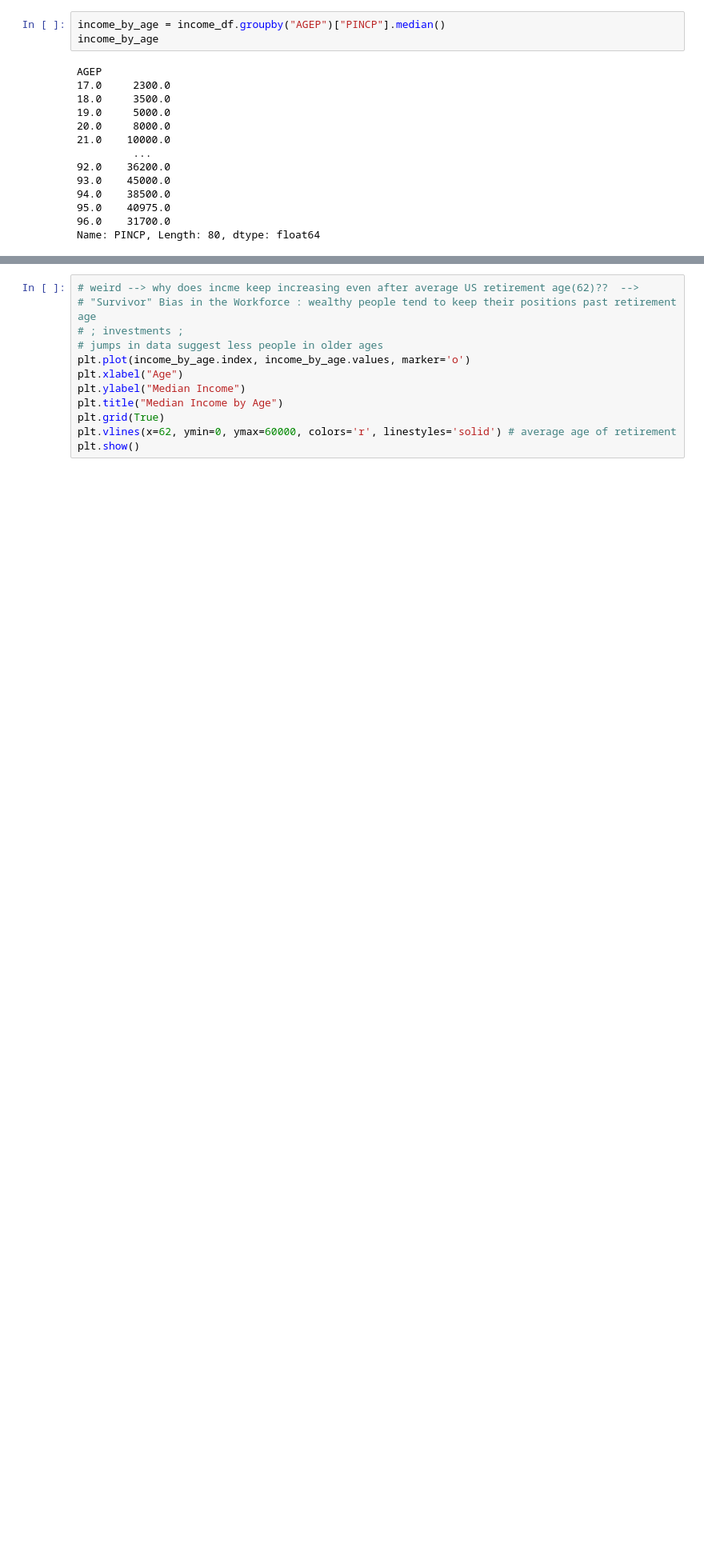
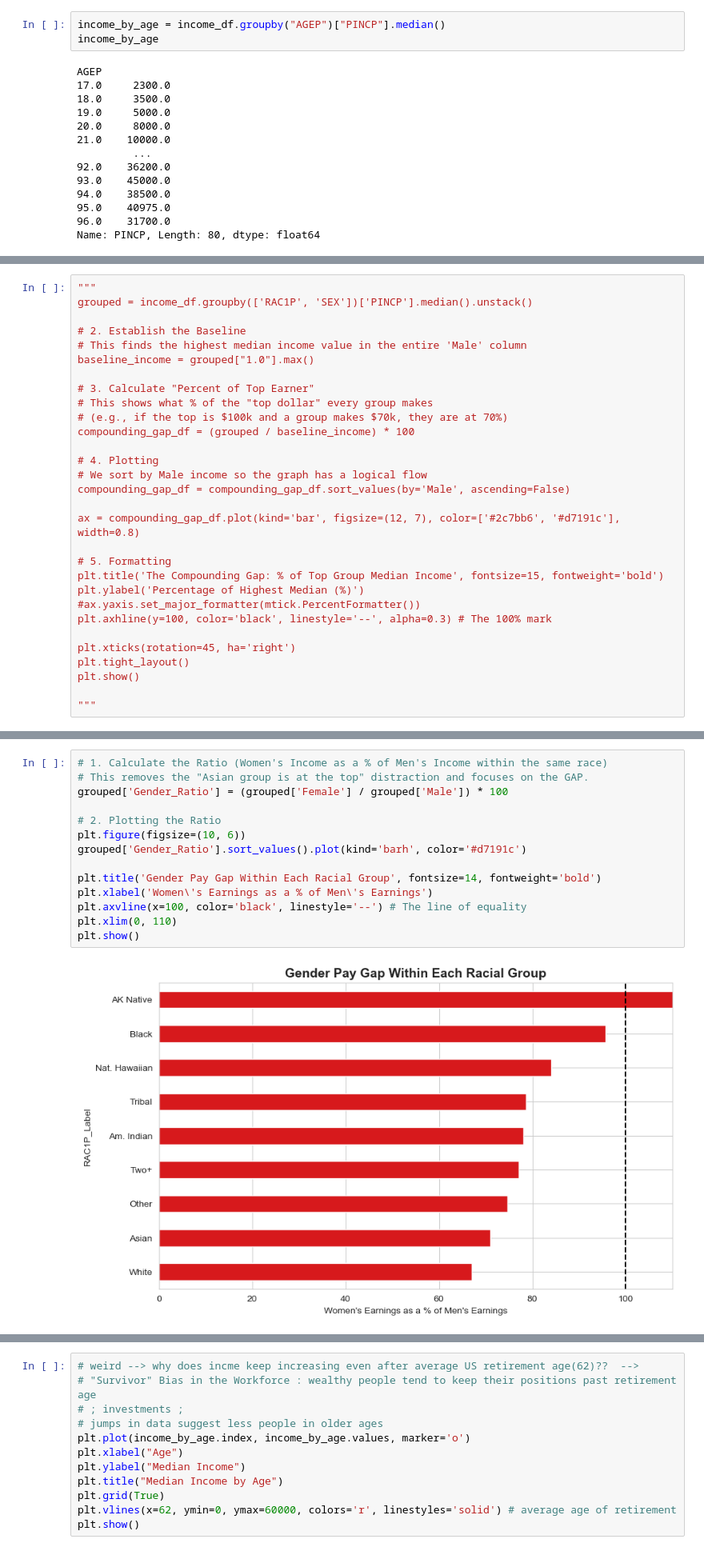
Before and after one commit to harshatha-prasanna/gender_data_bias, a Jupyter notebook: data_exploration.ipynb, the cells around one changed output, grey strips where cells are left out. Shown at 80% size. Drawn from its saved outputs; the diff is of its cells as text; blank space fills up the shorter version.

```diff
--- a/data_exploration.ipynb
+++ b/data_exploration.ipynb
@@ -195,0 +206,30 @@ Name: PINCP, Length: 80, dtype: float64
+# %%
+"""
+grouped = income_df.groupby(['RAC1P', 'SEX'])['PINCP'].median().unstack()
+
+# 2. Establish the Baseline
+# This finds the highest median income value in the entire 'Male' column
+baseline_income = grouped["1.0"].max()
+
+# 3. Calculate "Percent of Top Earner"
+# This shows what % of the "top dollar" every group makes
+# (e.g., if the top is $100k and a group makes $70k, they are at 70%)
+compounding_gap_df = (grouped / baseline_income) * 100
+
+# 4. Plotting
+# We sort by Male income so the graph has a logical flow
+compounding_gap_df = compounding_gap_df.sort_values(by='Male', ascending=False)
+
+ax = compounding_gap_df.plot(kind='bar', figsize=(12, 7), color=['#2c7bb6', '#d7191c'], width=0.8)
+
+# 5. Formatting
+plt.title('The Compounding Gap: % of Top Group Median Income', fontsize=15, fontweight='bold')
+plt.ylabel('Percentage of Highest Median (%)')
+#ax.yaxis.set_major_formatter(mtick.PercentFormatter())
+plt.axhline(y=100, color='black', linestyle='--', alpha=0.3) # The 100% mark
+
+plt.xticks(rotation=45, ha='right')
+plt.tight_layout()
+plt.show()
+
+"""
@@ -195,0 +238,16 @@ Name: PINCP, Length: 80, dtype: float64
+# %%
+# 1. Calculate the Ratio (Women's Income as a % of Men's Income within the same race)
+# This removes the "Asian group is at the top" distraction and focuses on the GAP.
+grouped['Gender_Ratio'] = (grouped['Female'] / grouped['Male']) * 100
+
+# 2. Plotting the Ratio
+plt.figure(figsize=(10, 6))
+grouped['Gender_Ratio'].sort_values().plot(kind='barh', color='#d7191c')
+
+plt.title('Gender Pay Gap Within Each Racial Group', fontsize=14, fontweight='bold')
+plt.xlabel('Women\'s Earnings as a % of Men\'s Earnings')
+plt.axvline(x=100, color='black', linestyle='--') # The line of equality
+plt.xlim(0, 110)
+plt.show()
+# %% [output]
+[figure, added]
```
Also changed, not shown: parts of 11 cells of this notebook, 5 other files.
